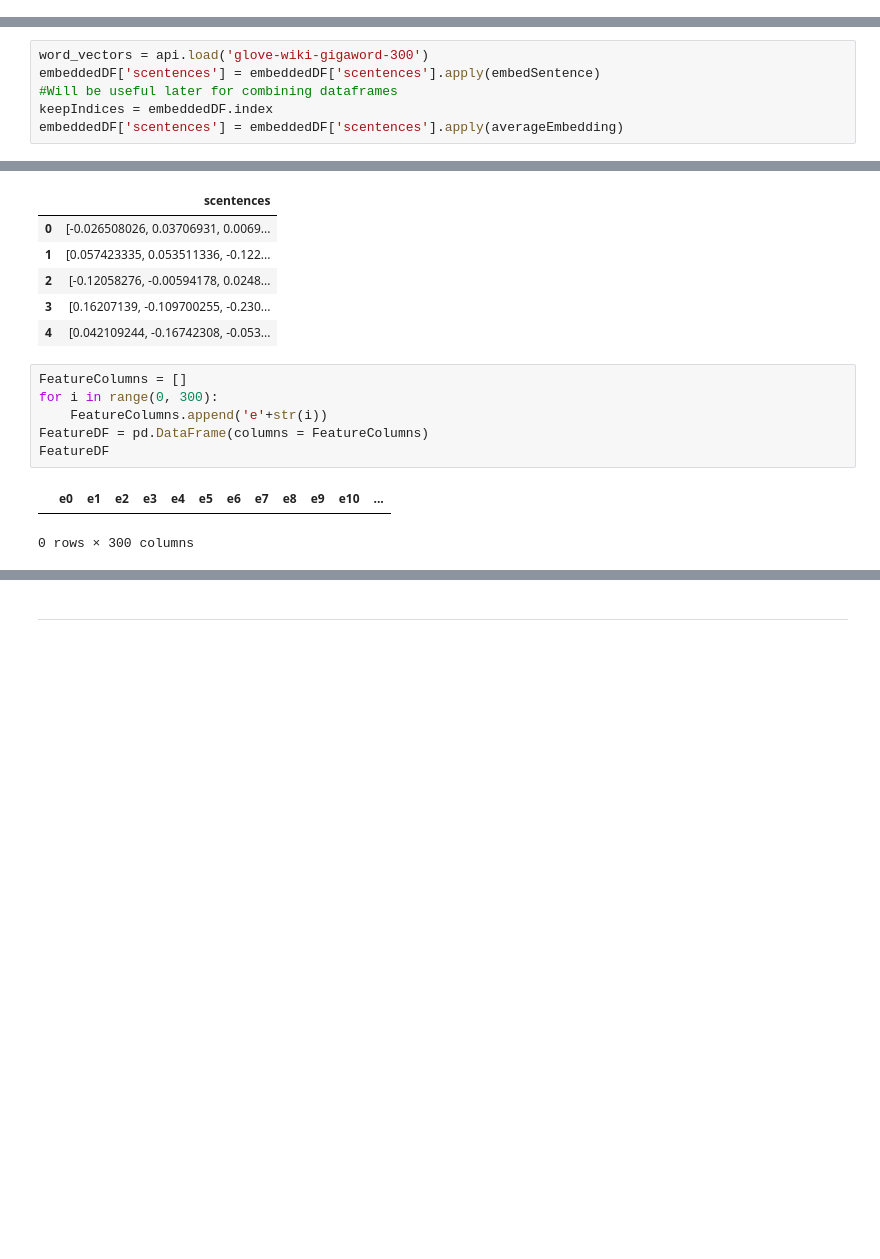
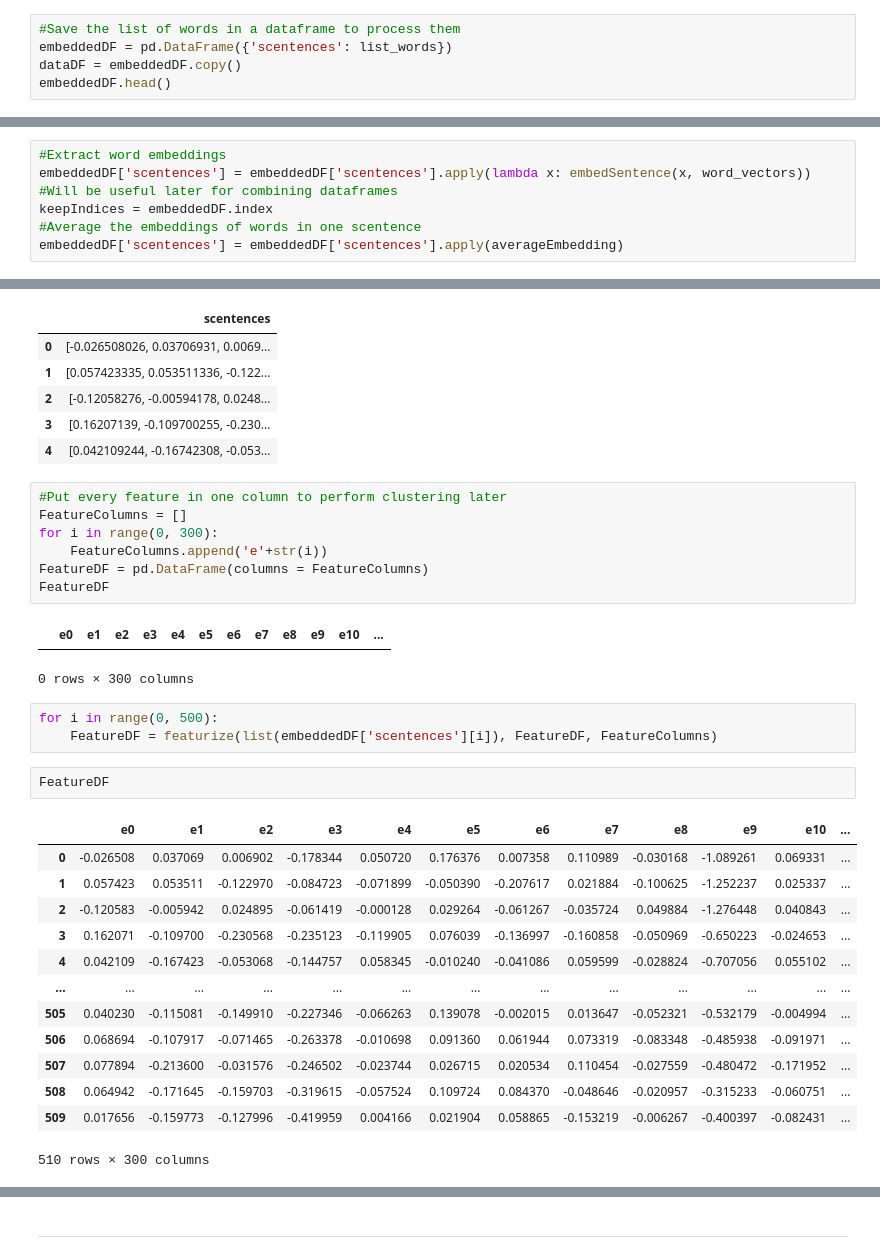
Before and after one commit to epfl-ada/ada-2021-project-adalunatics, a Jupyter notebook: notebook.ipynb, the cells around one changed output, grey strips where cells are left out. Saved outputs shown, nothing was run; the diff lists cells and outputs as text; blank space fills up the shorter version.

```diff
--- a/notebook.ipynb
+++ b/notebook.ipynb
@@ -425,0 +487,5 @@ model.most_similar('woman', topn=5)
+# %%
+#Save the list of words in a dataframe to process them
+embeddedDF = pd.DataFrame({'scentences': list_words})
+dataDF = embeddedDF.copy()
+embeddedDF.head()
@@ -426,8 +502,9 @@ model.most_similar('woman', topn=5)
 # %%
-word_vectors = api.load('glove-wiki-gigaword-300')
-embeddedDF['scentences'] = embeddedDF['scentences'].apply(embedSentence)
+#Extract word embeddings
+embeddedDF['scentences'] = embeddedDF['scentences'].apply(lambda x: embedSentence(x, word_vectors))
 #Will be useful later for combining dataframes
 keepIndices = embeddedDF.index
+#Average the embeddings of words in one scentence
 embeddedDF['scentences'] = embeddedDF['scentences'].apply(averageEmbedding)
 # %%
 embeddedDF.index = list(range(0, len(embeddedDF)))
@@ -440,6 +517,7 @@ embeddedDF.head()
 | 3 | [0.16207139, -0.109700255, -0.230... |
 | 4 | [0.042109244, -0.16742308, -0.053... |
 # %%
+#Put every feature in one column to perform clustering later
 FeatureColumns = []
 for i in range(0, 300):
     FeatureColumns.append('e'+str(i))
@@ -448,3 +526,22 @@ FeatureDF
 # %% [output]
 |  | e0 | e1 | e2 | e3 | e4 | e5 | e6 | e7 | e8 | e9 | e10 | ... |
 0 rows × 300 columns
+# %%
+for i in range(0, 500):
+    FeatureDF = featurize(list(embeddedDF['scentences'][i]), FeatureDF, FeatureColumns)
+# %%
+FeatureDF
+# %% [output]
+|  | e0 | e1 | e2 | e3 | e4 | e5 | e6 | e7 | e8 | e9 | e10 | ... |
+| 0 | -0.026508 | 0.037069 | 0.006902 | -0.178344 | 0.050720 | 0.176376 | 0.007358 | 0.110989 | -0.030168 | -1.089261 | 0.069331 | ... |
+| 1 | 0.057423 | 0.053511 | -0.122970 | -0.084723 | -0.071899 | -0.050390 | -0.207617 | 0.021884 | -0.100625 | -1.252237 | 0.025337 | ... |
+| 2 | -0.120583 | -0.005942 | 0.024895 | -0.061419 | -0.000128 | 0.029264 | -0.061267 | -0.035724 | 0.049884 | -1.276448 | 0.040843 | ... |
+| 3 | 0.162071 | -0.109700 | -0.230568 | -0.235123 | -0.119905 | 0.076039 | -0.136997 | -0.160858 | -0.050969 | -0.650223 | -0.024653 | ... |
+| 4 | 0.042109 | -0.167423 | -0.053068 | -0.144757 | 0.058345 | -0.010240 | -0.041086 | 0.059599 | -0.028824 | -0.707056 | 0.055102 | ... |
+| ... | ... | ... | ... | ... | ... | ... | ... | ... | ... | ... | ... | ... |
+| 505 | 0.040230 | -0.115081 | -0.149910 | -0.227346 | -0.066263 | 0.139078 | -0.002015 | 0.013647 | -0.052321 | -0.532179 | -0.004994 | ... |
+| 506 | 0.068694 | -0.107917 | -0.071465 | -0.263378 | -0.010698 | 0.091360 | 0.061944 | 0.073319 | -0.083348 | -0.485938 | -0.091971 | ... |
+| 507 | 0.077894 | -0.213600 | -0.031576 | -0.246502 | -0.023744 | 0.026715 | 0.020534 | 0.110454 | -0.027559 | -0.480472 | -0.171952 | ... |
+| 508 | 0.064942 | -0.171645 | -0.159703 | -0.319615 | -0.057524 | 0.109724 | 0.084370 | -0.048646 | -0.020957 | -0.315233 | -0.060751 | ... |
+| 509 | 0.017656 | -0.159773 | -0.127996 | -0.419959 | 0.004166 | 0.021904 | 0.058865 | -0.153219 | -0.006267 | -0.400397 | -0.082431 | ... |
+510 rows × 300 columns
```
Also changed, not shown: parts of 65 cells of this notebook, 3 other files.
